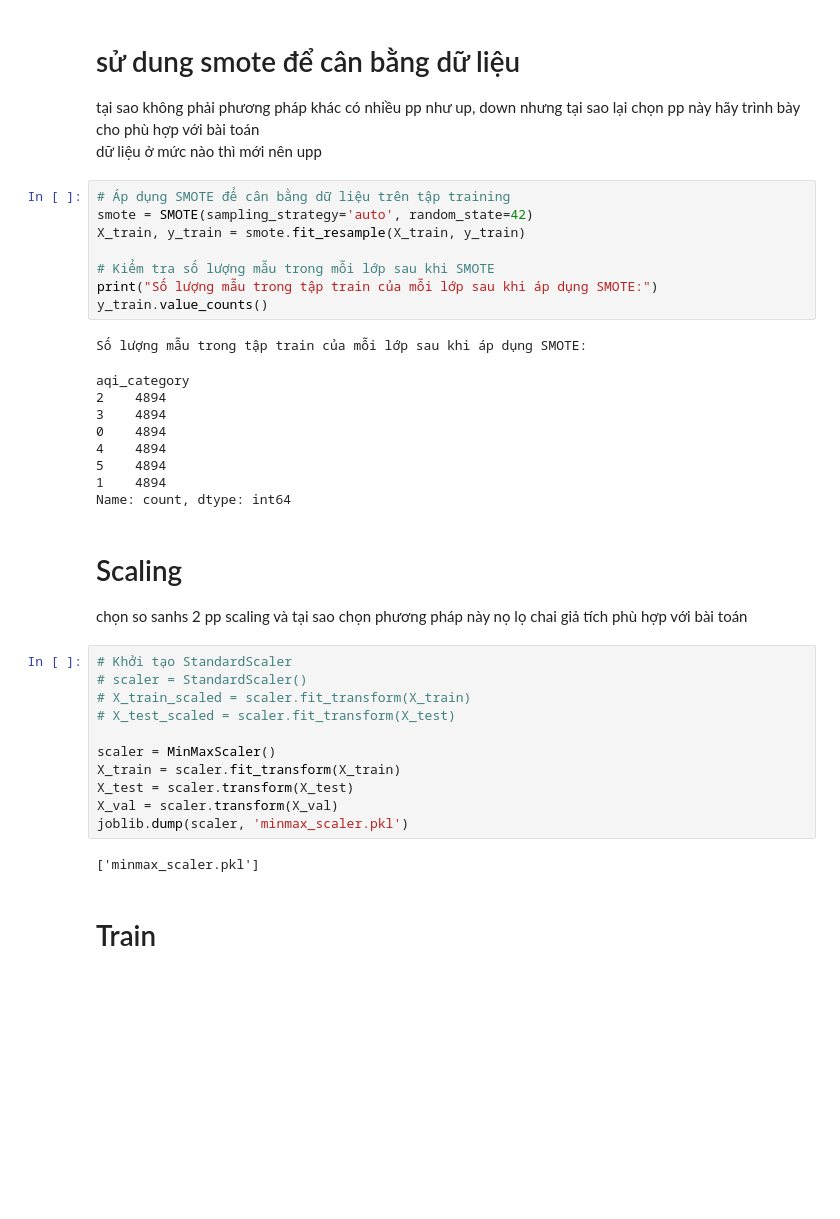
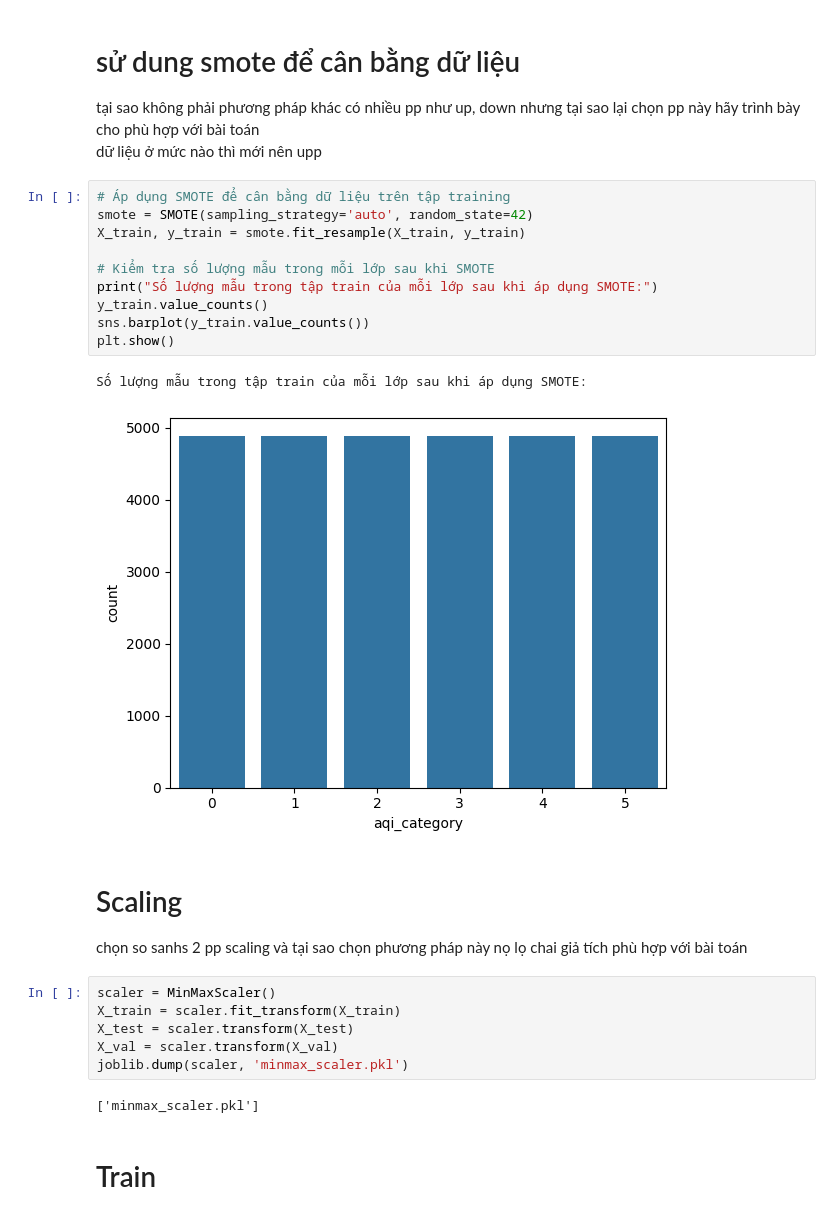
Before and after one commit to LeNguyenNhatTan/ML, a Jupyter notebook: preprocessing.ipynb, the cells around one changed output. Cells and saved outputs as stored; diff of their text form; blank space fills up the shorter version.

```diff
--- a/preprocessing.ipynb
+++ b/preprocessing.ipynb
@@ -308,31 +291,21 @@ dữ liệu ở mức nào thì mới nên upp
 # %%
 # Áp dụng SMOTE để cân bằng dữ liệu trên tập training
 smote = SMOTE(sampling_strategy='auto', random_state=42)
 X_train, y_train = smote.fit_resample(X_train, y_train)
 
 # Kiểm tra số lượng mẫu trong mỗi lớp sau khi SMOTE
 print("Số lượng mẫu trong tập train của mỗi lớp sau khi áp dụng SMOTE:")
 y_train.value_counts()
+sns.barplot(y_train.value_counts())
+plt.show()
 # %% [output]
 Số lượng mẫu trong tập train của mỗi lớp sau khi áp dụng SMOTE:
-aqi_category
-2    4894
-3    4894
-0    4894
-4    4894
-5    4894
-1    4894
-Name: count, dtype: int64
+[figure, added]
 # %% [markdown]
 # Scaling
 
 chọn so sanhs 2 pp scaling và tại sao chọn phương pháp này nọ lọ chai giả tích phù hợp với bài toán
 # %%
-# Khởi tạo StandardScaler
-# scaler = StandardScaler()
-# X_train_scaled = scaler.fit_transform(X_train)
-# X_test_scaled = scaler.fit_transform(X_test)
-
 scaler = MinMaxScaler()
 X_train = scaler.fit_transform(X_train)
 X_test = scaler.transform(X_test)
```
Also changed, not shown: parts of 13 cells of this notebook, 4 other files.
